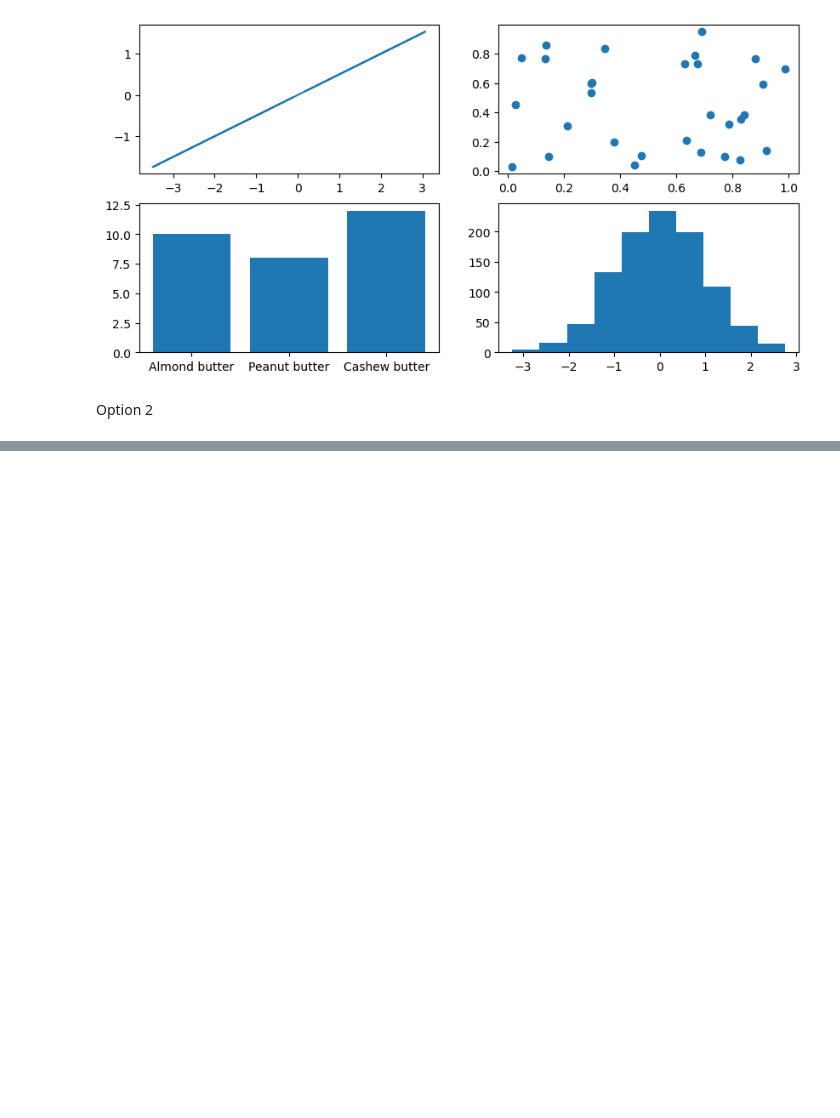
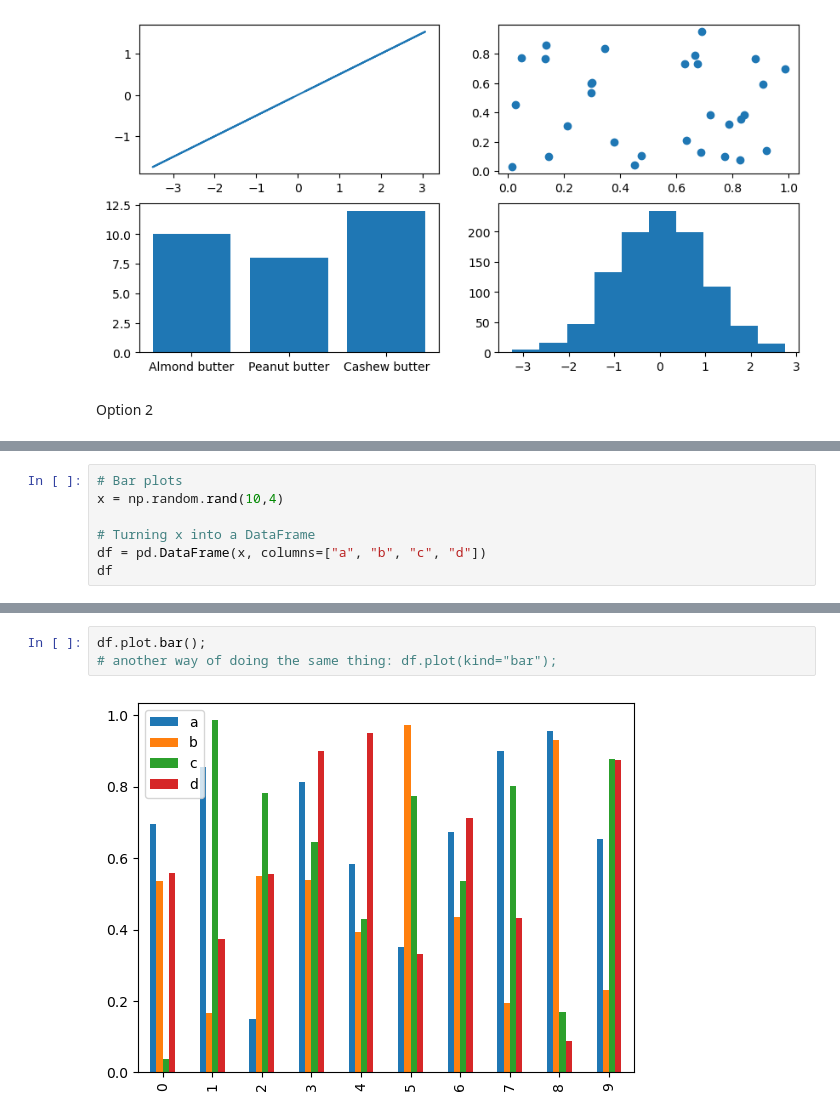
Before and after one commit to emacampa3/data-science, a Jupyter notebook: first-env/matplotlib-introduction.ipynb, the cells around one changed output, grey strips where cells are left out. Drawn from its saved outputs; the diff is of its cells as text; blank space fills up the shorter version.

```diff
--- a/first-env/matplotlib-introduction.ipynb
+++ b/first-env/matplotlib-introduction.ipynb
@@ -268,0 +262,7 @@ car_sales.plot(x="Odometer (KM)", y="Price", kind="scatter");
+# %%
+# Bar plots
+x = np.random.rand(10,4)
+
+# Turning x into a DataFrame
+df = pd.DataFrame(x, columns=["a", "b", "c", "d"])
+df
@@ -268,0 +281,5 @@ car_sales.plot(x="Odometer (KM)", y="Price", kind="scatter");
+# %%
+df.plot.bar();
+# another way of doing the same thing: df.plot(kind="bar");
+# %% [output]
+[figure, added]
```
Also changed, not shown: parts of 61 cells of this notebook.
